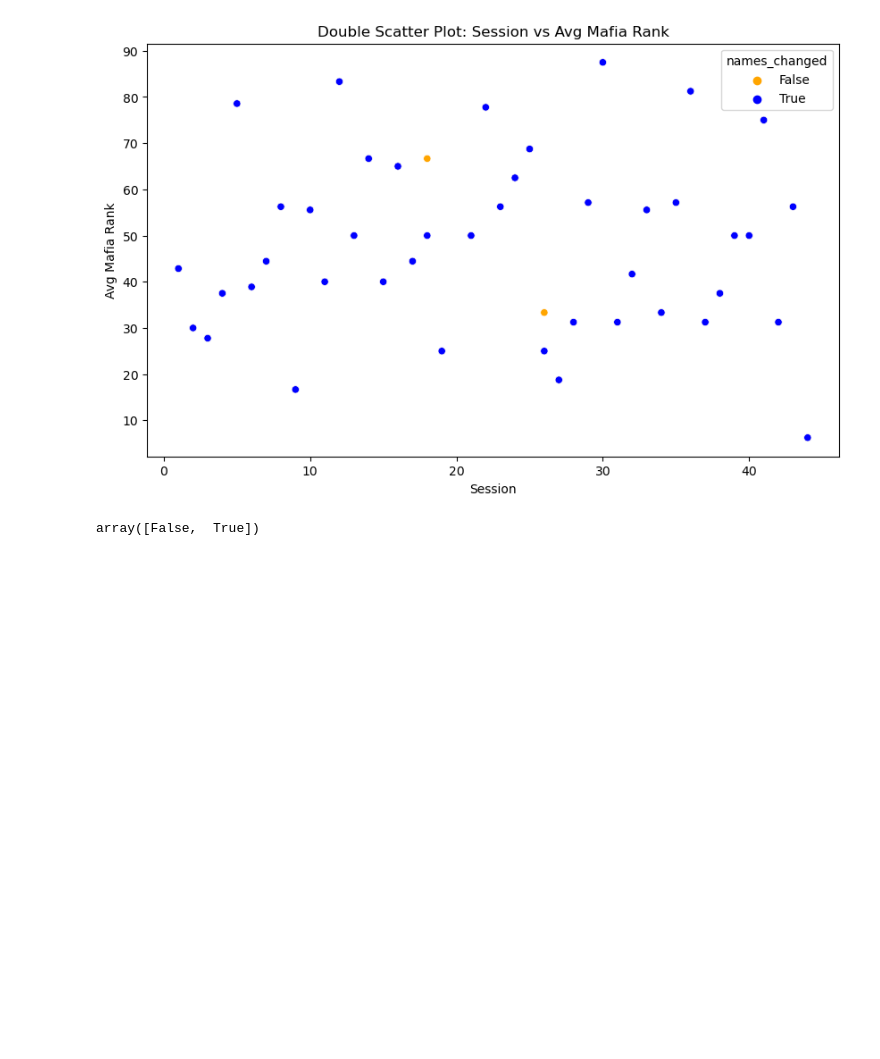
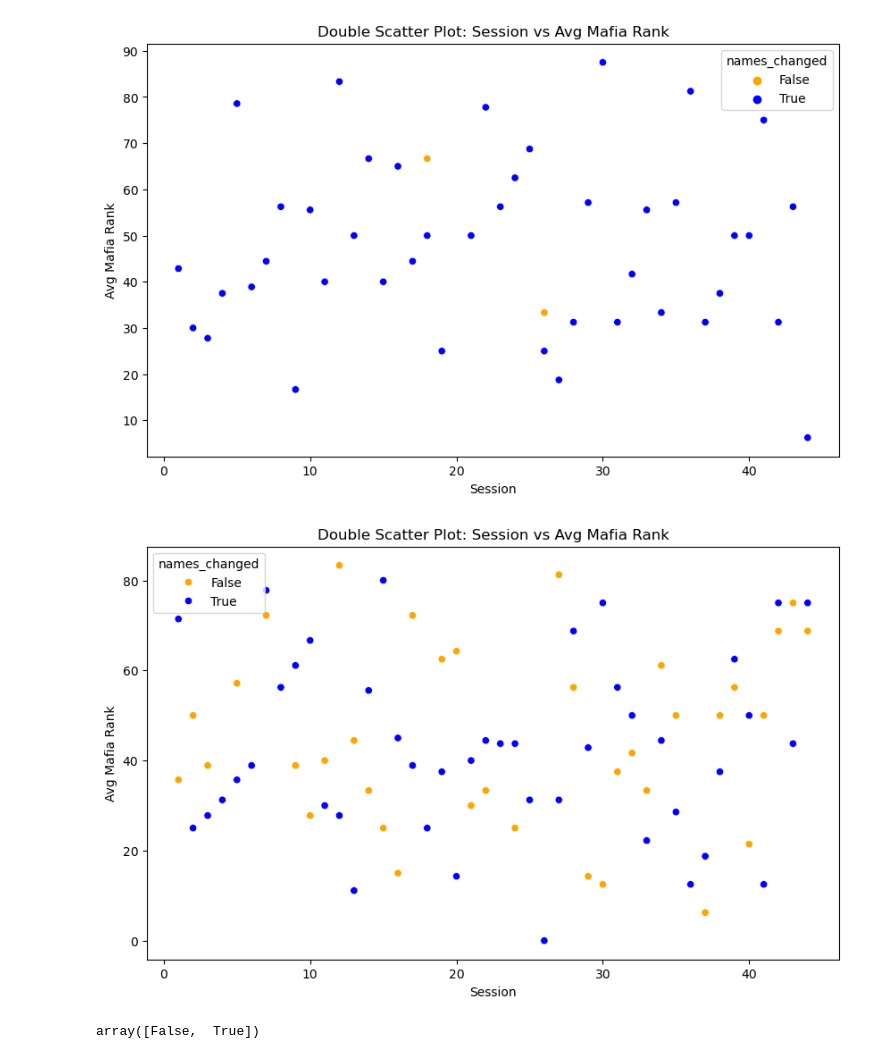
Before and after one commit to EliRoman/Senior_Research_2024--LLM_Deception_Detection, a Jupyter notebook: rank_grader.ipynb, the cells around one changed output. Saved outputs shown, nothing was run; the diff lists cells and outputs as text; code cells hidden in the pictures; blank space fills up the shorter version.

```diff
--- a/rank_grader.ipynb
+++ b/rank_grader.ipynb
@@ -318,6 +332,26 @@ plt.ylabel("Avg Mafia Rank")
 plt.show()
 # %% [output]
 [figure]
+# %%
+import seaborn as sns
+
+# Assuming ranks_df is your DataFrame
+
+# Create the scatter plot
+plt.figure(figsize=(10, 6))
+
+# Use seaborn scatterplot to differentiate by names_changed
+sns.scatterplot(data=ranks_df, x='session', y='avg_mafia_rank', hue='names_changed', palette={True: 'blue', False: 'orange'})
+
+# Add labels and title
+plt.title("Double Scatter Plot: Session vs Avg Mafia Rank")
+plt.xlabel("Session")
+plt.ylabel("Avg Mafia Rank")
+
+# Show the plot
+plt.show()
+# %% [output]
+[figure, added]
 # %%
 ranks_df.names_changed.unique()
 # %% [output]
```
Also changed, not shown: parts of 10 cells of this notebook.
